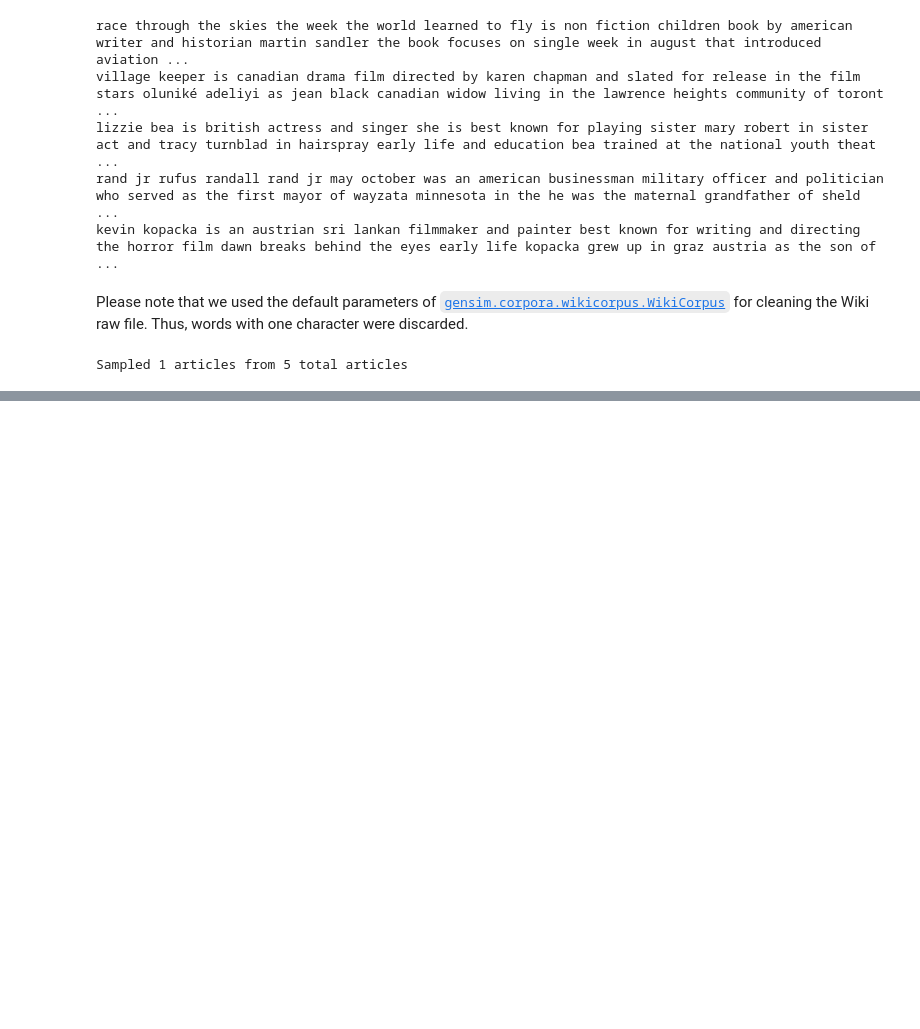
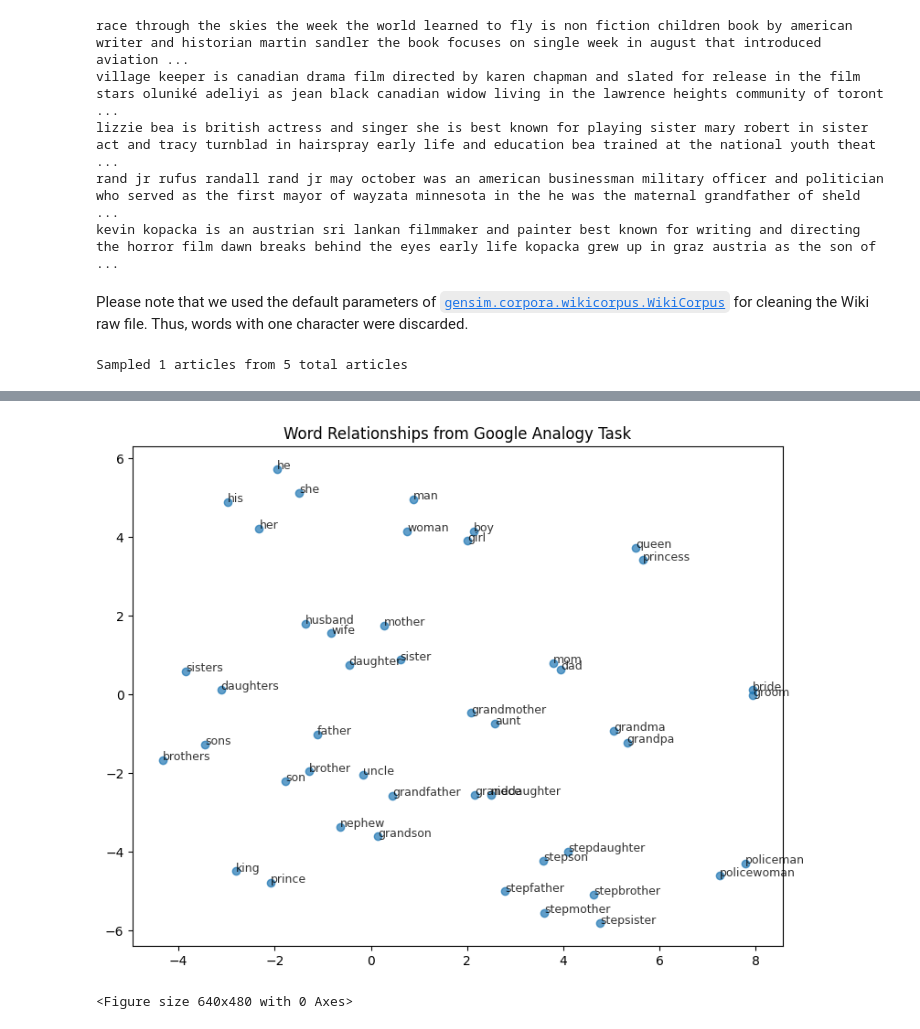
Before and after one commit to TofuRapper/NTHU_Natural_Language_Processing, a Jupyter notebook: 2025/Assignments/Assignment1/main.ipynb, the cells around one changed output, grey strips where cells are left out. Saved outputs shown, nothing was run; the diff lists cells and outputs as text; code cells hidden in the pictures; blank space fills up the shorter version.

```diff
--- a/2025/Assignments/Assignment1/main.ipynb
+++ b/2025/Assignments/Assignment1/main.ipynb
@@ -437,0 +406,57 @@ Successfully processed 0 analogies out of 19544 total
+# %%
+# Collect words from Google Analogy dataset
+SUB_CATEGORY = ": family"
+
+subcat_name = SUB_CATEGORY.lstrip(":").strip()
+
+# Create a mask for rows matching the subcategory
+mask = (
+    data["SubCategory"].astype(str).str.strip().str.lstrip(":")
+    == subcat_name
+)
+family_rows = data.loc[mask, "Question"]
+
+# Collect unique words involved in the analogies
+words = set()
+for q in family_rows:
+    words.update(q.split())
+
+# 2. Filter words to keep only those present in the word embedding model's vocabulary
+key_index = getattr(model, "key_to_index", None)
+if key_index is not None:
+    in_vocab = sorted([w for w in words if w in key_index])
+else:
+    # Fallback for older Gensim models
+    in_vocab = sorted([w for w in words if (w in getattr(model, "vocab", {})) or (w in model)])
+
+if len(in_vocab) < 3:
+    # Handle error case where there are not enough words to plot
+    print(f"Not enough in-vocab words (got {len(in_vocab)}). Skipping t-SNE plot.")
+    exit()
+
+# 3. Embed and run t-SNE dimensionality reduction
+vectors = np.vstack([model[w] for w in in_vocab])
+n = len(in_vocab)
+# Calculate perplexity (perp) parameter, constrained between 5 and 30
+perp = max(5, min(30, n // 3, n - 1))
+
+# Initialize and fit the t-SNE model
+tsne = TSNE(n_components=2, perplexity=perp, learning_rate="auto",
+            init="pca", random_state=42, n_iter=1000)
+emb2d = tsne.fit_transform(vectors)
+
+# 4. Plot the results
+plt.figure(figsize=(8, 6))
+plt.scatter(emb2d[:, 0], emb2d[:, 1], alpha=0.7) # Plot the points
+for i, w in enumerate(in_vocab):
+    # Annotate each point with the corresponding word
+    plt.annotate(w, (emb2d[i, 0], emb2d[i, 1]), fontsize=9, alpha=0.8)
+
+plt.tight_layout() # Adjust plot to prevent labels from overlapping
+
+plt.title("Word Relationships from Google Analogy Task")
+plt.show()
+plt.savefig("word_relationships.png", bbox_inches="tight")
+# %% [output]
+[figure, added]
+<Figure size 640x480 with 0 Axes>
```
Also changed, not shown: parts of 2 cells of this notebook.
